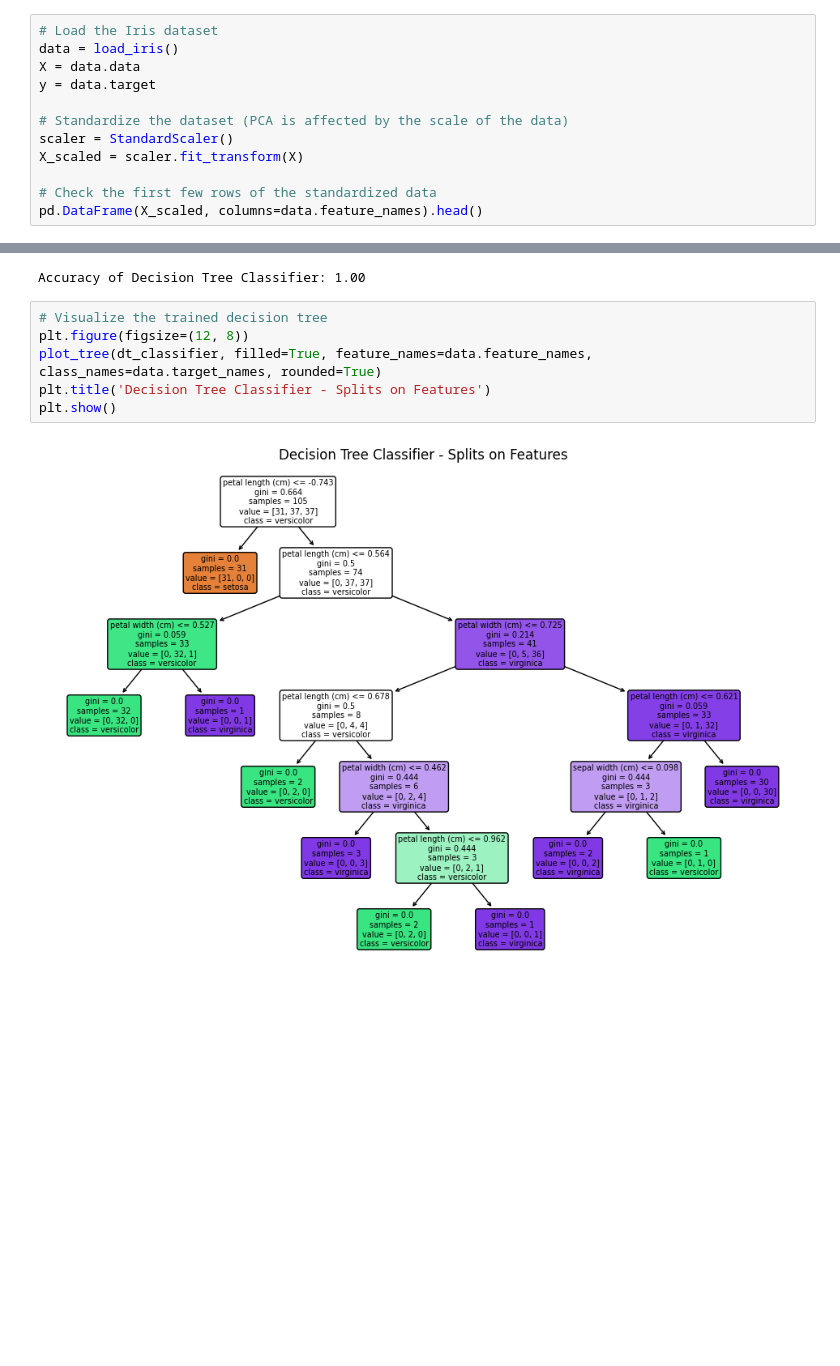
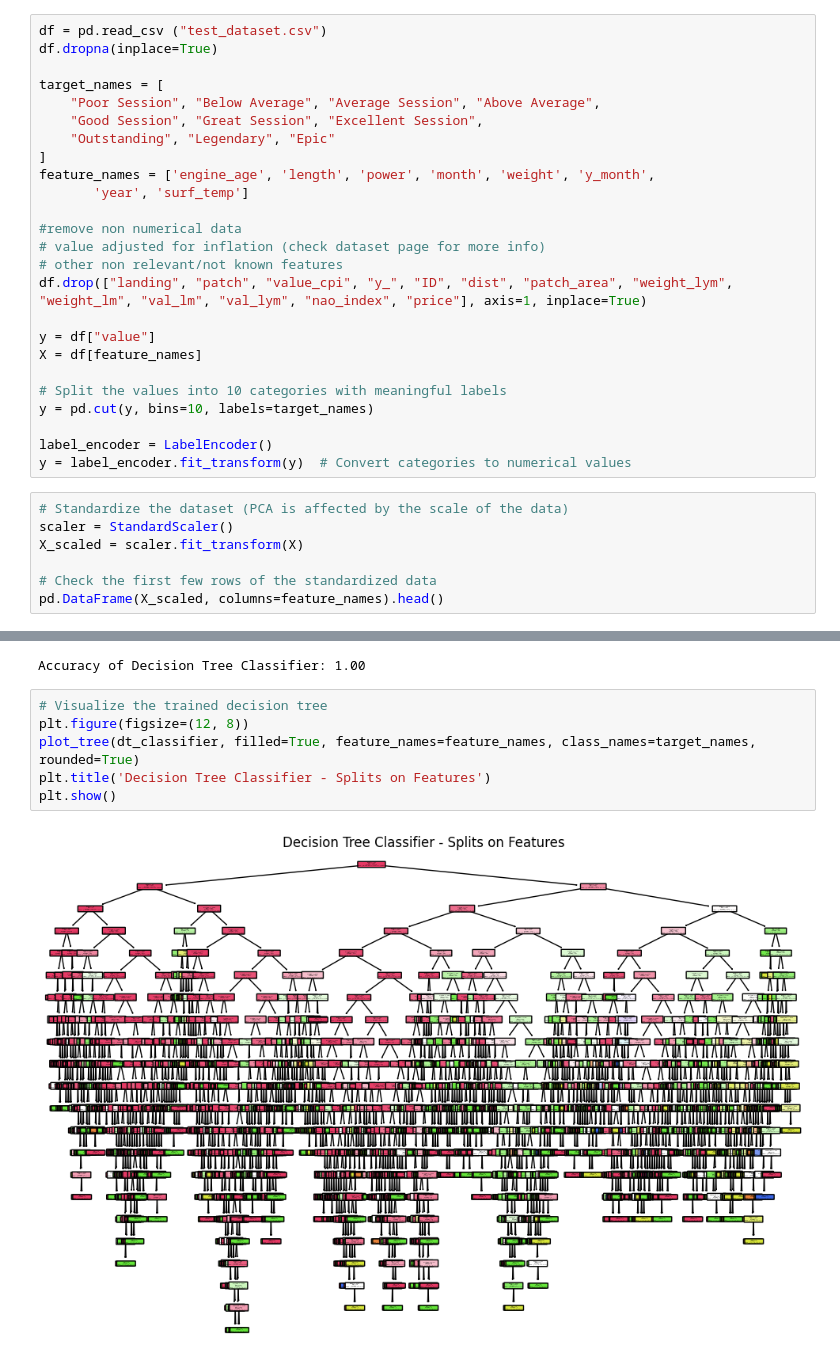
Before and after one commit to AlessandroCarella/Master-thesis, a Jupyter notebook: pca visualization prototype/pca gpt start.ipynb, the cells around one changed output, grey strips where cells are left out. Drawn from its saved outputs; the diff is of its cells as text; blank space fills up the shorter version.

Commit message:
added other dataset to the tutorial file

```diff
--- a/pca visualization prototype/pca gpt start.ipynb
+++ b/pca visualization prototype/pca gpt start.ipynb
@@ -12,13 +20,33 @@ from sklearn.tree import plot_tree
+# %%
+df = pd.read_csv ("test_dataset.csv")
+df.dropna(inplace=True)
+
+target_names = [
+    "Poor Session", "Below Average", "Average Session", "Above Average",
+    "Good Session", "Great Session", "Excellent Session",
+    "Outstanding", "Legendary", "Epic"
+]
+feature_names = ['engine_age', 'length', 'power', 'month', 'weight', 'y_month',
+       'year', 'surf_temp']
+
+#remove non numerical data
+# value adjusted for inflation (check dataset page for more info)
+# other non relevant/not known features
+df.drop(["landing", "patch", "value_cpi", "y_", "ID", "dist", "patch_area", "weight_lym", "weight_lm", "val_lm", "val_lym", "nao_index", "price"], axis=1, inplace=True)
+
+y = df["value"]
+X = df[feature_names]
+
+# Split the values into 10 categories with meaningful labels
+y = pd.cut(y, bins=10, labels=target_names)
+
+label_encoder = LabelEncoder()
+y = label_encoder.fit_transform(y)  # Convert categories to numerical values
 # %%
-# Load the Iris dataset
-data = load_iris()
-X = data.data
-y = data.target
-
 # Standardize the dataset (PCA is affected by the scale of the data)
 scaler = StandardScaler()
 X_scaled = scaler.fit_transform(X)
 
 # Check the first few rows of the standardized data
-pd.DataFrame(X_scaled, columns=data.feature_names).head()
+pd.DataFrame(X_scaled, columns=feature_names).head()
 # %% [output]
@@ -69,8 +97,8 @@ Accuracy of Decision Tree Classifier: 1.00
 # %%
 # Visualize the trained decision tree
 plt.figure(figsize=(12, 8))
-plot_tree(dt_classifier, filled=True, feature_names=data.feature_names, class_names=data.target_names, rounded=True)
+plot_tree(dt_classifier, filled=True, feature_names=feature_names, class_names=target_names, rounded=True)
 plt.title('Decision Tree Classifier - Splits on Features')
 plt.show()
 # %% [output]
-[figure, old version]
+[figure, new version]
```
Also changed, not shown: parts of 8 cells of this notebook, 3 other files.
